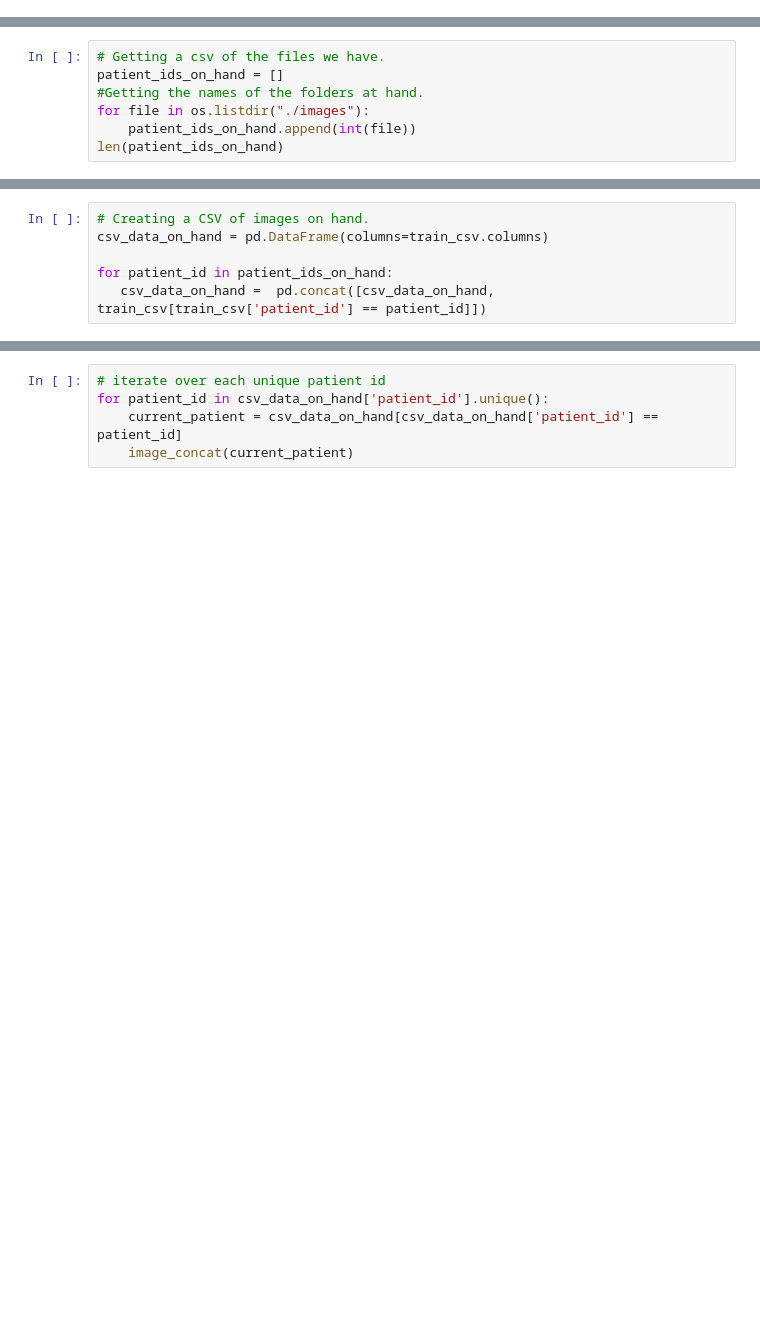
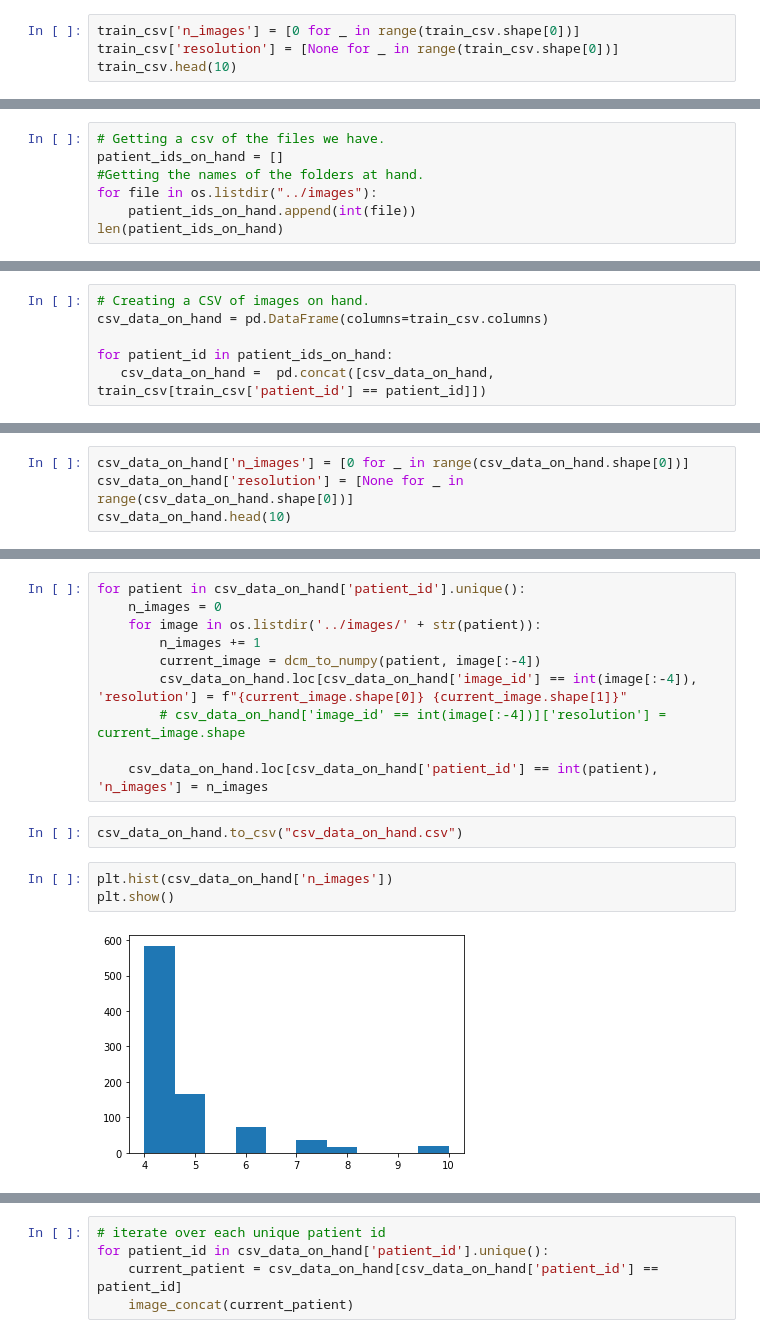
Before and after one commit to AnveshakR/Breast-Cancer-Prediction, a Jupyter notebook: notebooks/data_processing.ipynb, the cells around one changed output, grey strips where cells are left out. Drawn from its saved outputs; the diff is of its cells as text; blank space fills up the shorter version.

Commit message:
added n_images and resolution columns

```diff
--- a/notebooks/data_processing.ipynb
+++ b/notebooks/data_processing.ipynb
@@ -15,0 +66,4 @@ FileNotFoundError: [Errno 2] No such file or directory: './train.csv'
+# %%
+train_csv['n_images'] = [0 for _ in range(train_csv.shape[0])]
+train_csv['resolution'] = [None for _ in range(train_csv.shape[0])]
+train_csv.head(10)
@@ -26,6 +118,6 @@ NameError: name 'train_csv' is not defined
 # Getting a csv of the files we have.
 patient_ids_on_hand = []
 #Getting the names of the folders at hand.
-for file in os.listdir("./images"):
+for file in os.listdir("../images"):
     patient_ids_on_hand.append(int(file))
 len(patient_ids_on_hand)
@@ -79,0 +139,4 @@ def image_concat(patient_df):
+# %%
+csv_data_on_hand['n_images'] = [0 for _ in range(csv_data_on_hand.shape[0])]
+csv_data_on_hand['resolution'] = [None for _ in range(csv_data_on_hand.shape[0])]
+csv_data_on_hand.head(10)
@@ -79,0 +155,17 @@ def image_concat(patient_df):
+# %%
+for patient in csv_data_on_hand['patient_id'].unique():
+    n_images = 0
+    for image in os.listdir('../images/' + str(patient)):
+        n_images += 1
+        current_image = dcm_to_numpy(patient, image[:-4])
+        csv_data_on_hand.loc[csv_data_on_hand['image_id'] == int(image[:-4]), 'resolution'] = f"{current_image.shape[0]} {current_image.shape[1]}"
+        # csv_data_on_hand['image_id' == int(image[:-4])]['resolution'] = current_image.shape
+
+    csv_data_on_hand.loc[csv_data_on_hand['patient_id'] == int(patient), 'n_images'] = n_images
+# %%
+csv_data_on_hand.to_csv("csv_data_on_hand.csv")
+# %%
+plt.hist(csv_data_on_hand['n_images'])
+plt.show()
+# %% [output]
+[figure, added]
```
Also changed, not shown: parts of 11 cells of this notebook, 1 other file.
